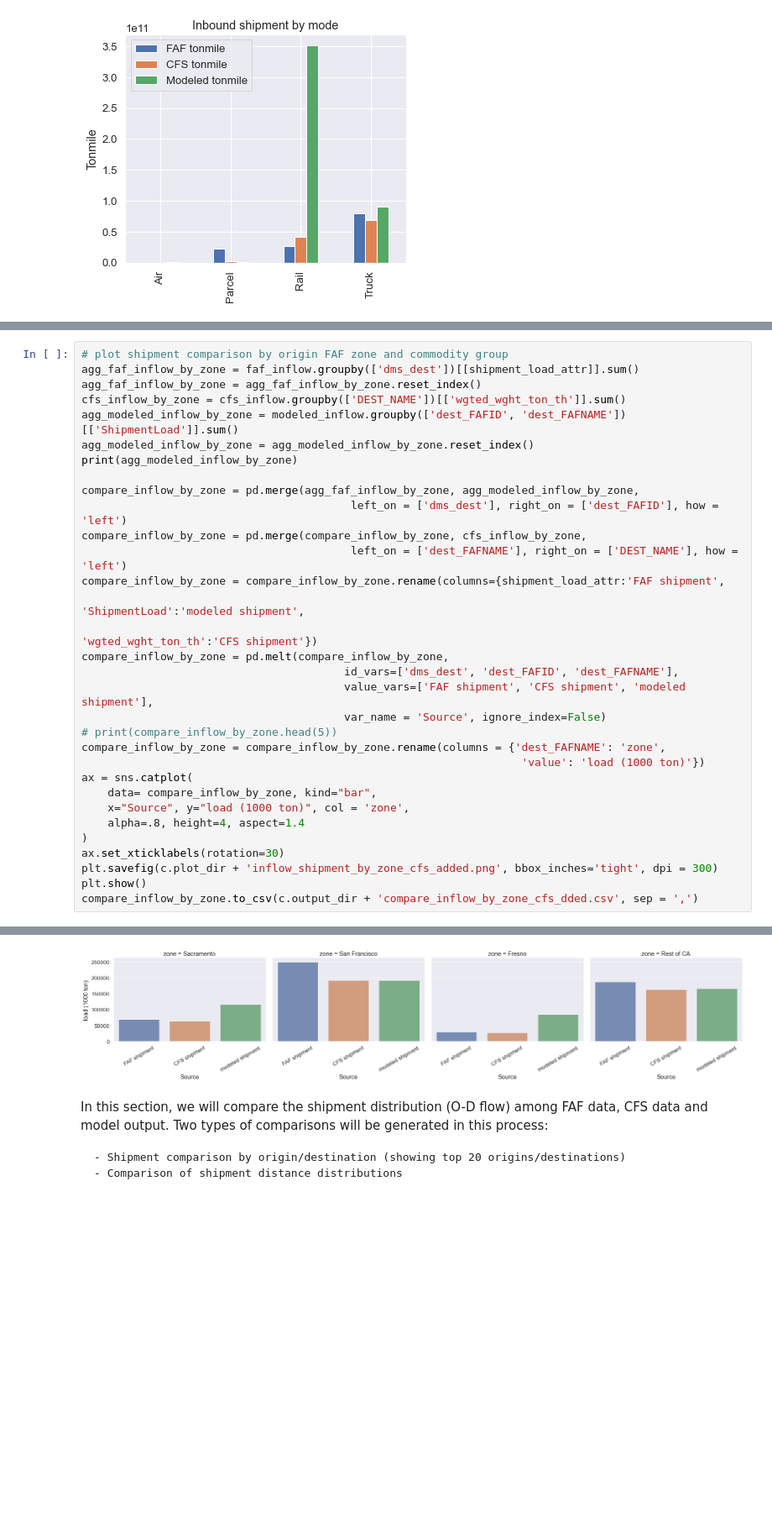
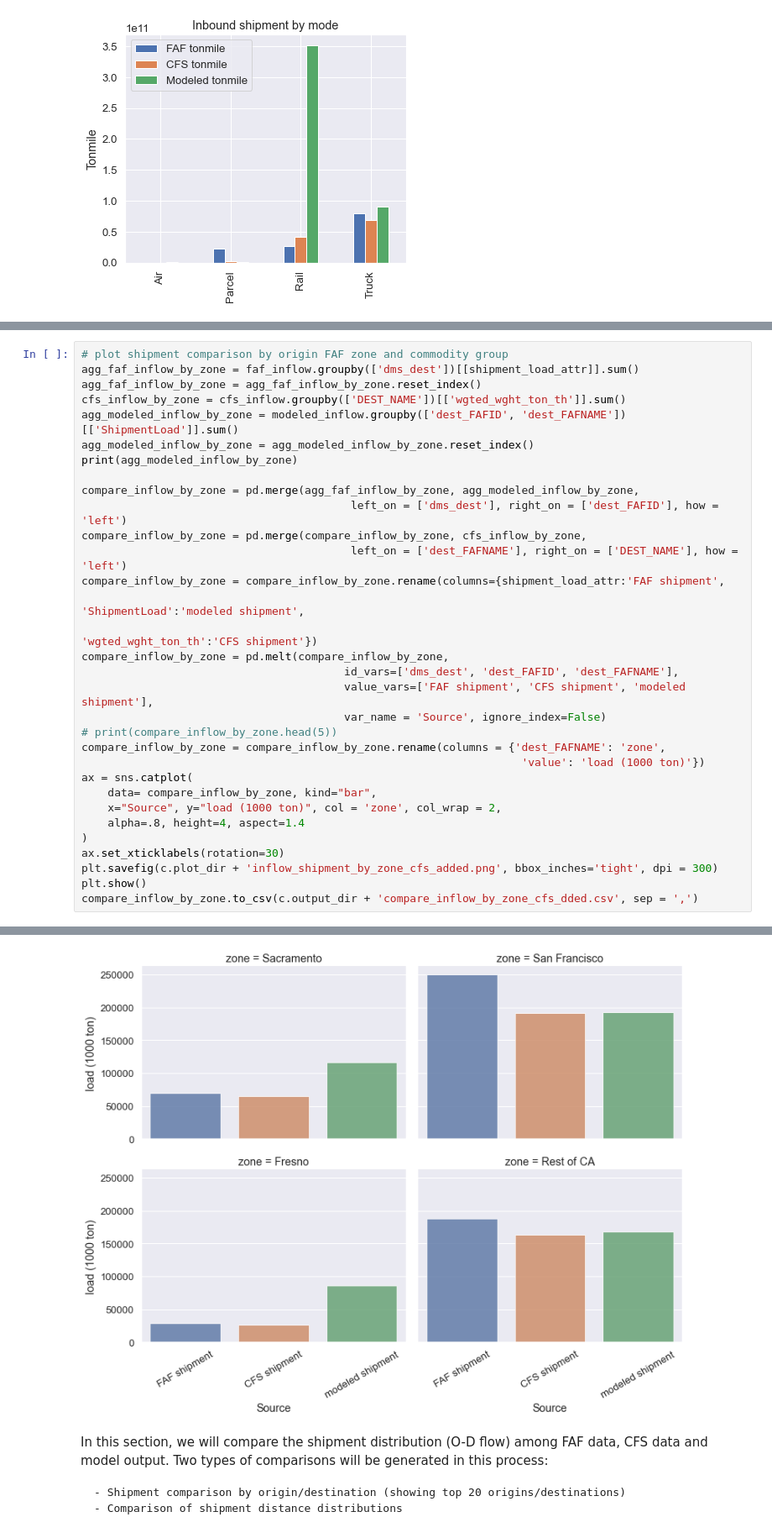
Before and after one commit to LBNL-UCB-STI/SynthFirm, a Jupyter notebook: Firm Synthesis/scripts/step10_freight_data_validation.ipynb, the cells around one changed output, grey strips where cells are left out. Shown at 84% size. Drawn from its saved outputs; the diff is of its cells as text; blank space fills up the shorter version.

```diff
--- a/Firm Synthesis/scripts/step10_freight_data_validation.ipynb
+++ b/Firm Synthesis/scripts/step10_freight_data_validation.ipynb
@@ -641,35 +641,35 @@ agg_modeled_inflow_by_zone = agg_modeled_inflow_by_zone.reset_index()
 print(agg_modeled_inflow_by_zone)
 
 compare_inflow_by_zone = pd.merge(agg_faf_inflow_by_zone, agg_modeled_inflow_by_zone,
                                          left_on = ['dms_dest'], right_on = ['dest_FAFID'], how = 'left')
 compare_inflow_by_zone = pd.merge(compare_inflow_by_zone, cfs_inflow_by_zone,
                                          left_on = ['dest_FAFNAME'], right_on = ['DEST_NAME'], how = 'left')
 compare_inflow_by_zone = compare_inflow_by_zone.rename(columns={shipment_load_attr:'FAF shipment',
                                                                               'ShipmentLoad':'modeled shipment',
                                                                              'wgted_wght_ton_th':'CFS shipment'})
 compare_inflow_by_zone = pd.melt(compare_inflow_by_zone,
                                         id_vars=['dms_dest', 'dest_FAFID', 'dest_FAFNAME'],
                                         value_vars=['FAF shipment', 'CFS shipment', 'modeled shipment'],
                                         var_name = 'Source', ignore_index=False)
 # print(compare_inflow_by_zone.head(5))
 compare_inflow_by_zone = compare_inflow_by_zone.rename(columns = {'dest_FAFNAME': 'zone',
                                                                    'value': 'load (1000 ton)'})
 ax = sns.catplot(
     data= compare_inflow_by_zone, kind="bar",
-    x="Source", y="load (1000 ton)", col = 'zone',
+    x="Source", y="load (1000 ton)", col = 'zone', col_wrap = 2,
     alpha=.8, height=4, aspect=1.4
 )
 ax.set_xticklabels(rotation=30)
 plt.savefig(c.plot_dir + 'inflow_shipment_by_zone_cfs_added.png', bbox_inches='tight', dpi = 300)
 plt.show()
 compare_inflow_by_zone.to_csv(c.output_dir + 'compare_inflow_by_zone_cfs_dded.csv', sep = ',')
 # %% [output]
    dest_FAFID   dest_FAFNAME   ShipmentLoad
 0          62     Sacramento  115809.447387
 1          64  San Francisco  192487.999260
 2          65         Fresno   86314.382805
 3          69     Rest of CA  167679.693630
-[figure, old version]
+[figure, new version]
 # %% [markdown]
 In this section, we will compare the shipment distribution (O-D flow) among FAF data, CFS data and model output. Two types of comparisons will be generated in this process:
 
```
Also changed, not shown: parts of 1 cell of this notebook, 17 other files.
